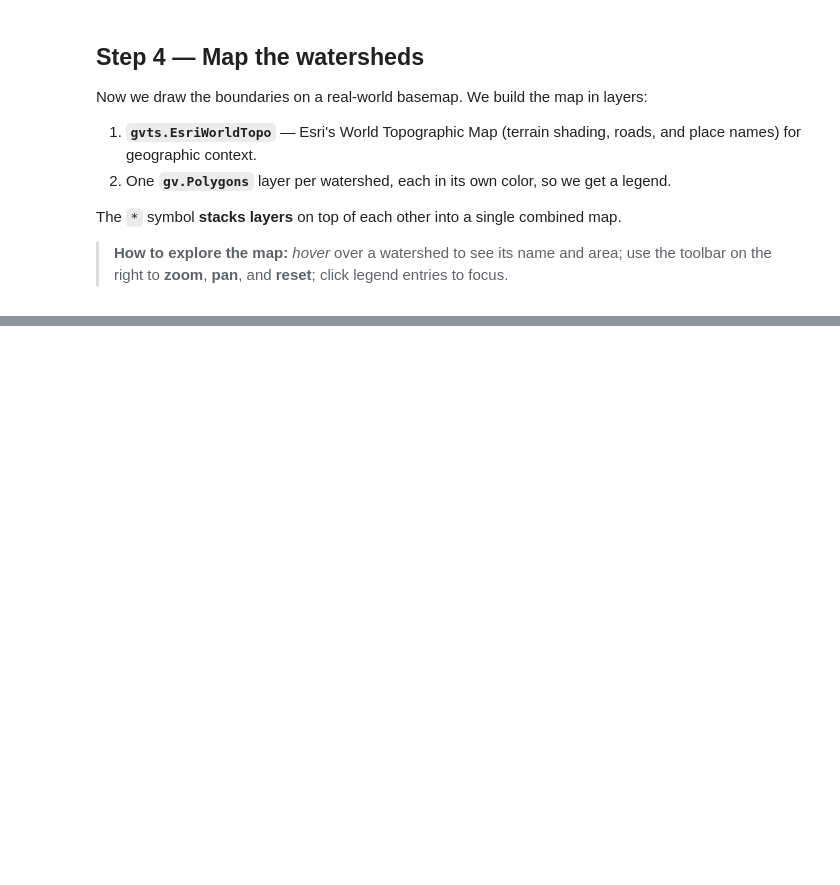
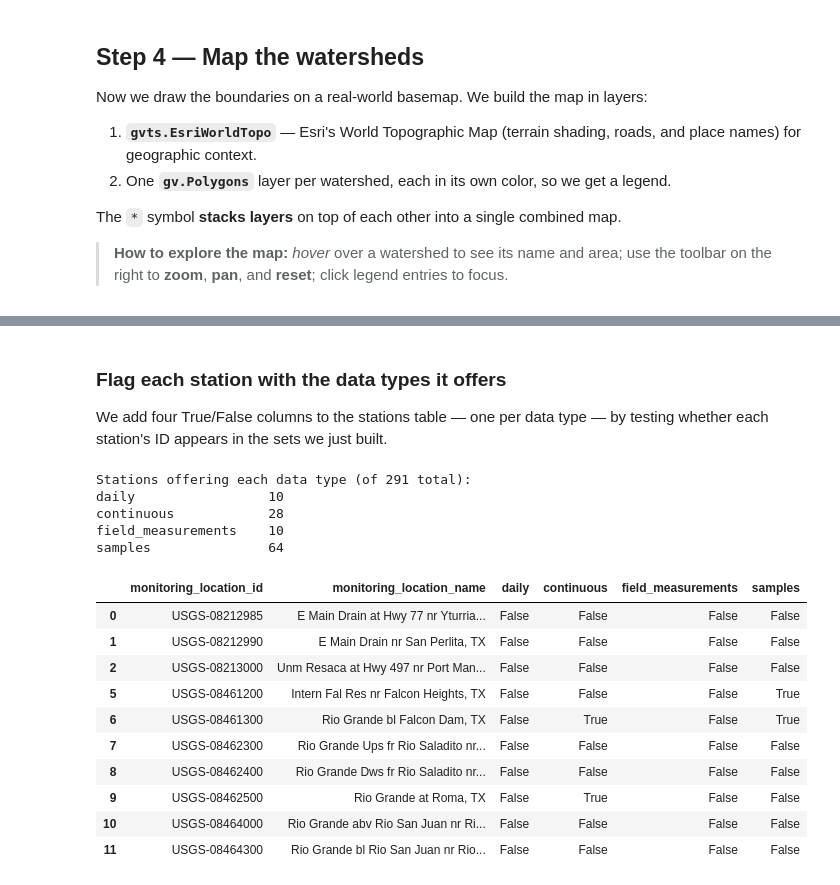
Before and after one commit to LimnoTech/Thornforest, a Jupyter notebook: notebooks/1_usgs_hydrography_waterdata.ipynb, the cells around one changed output, grey strips where cells are left out. Cells and saved outputs as stored; diff of their text form; code cells hidden in the pictures; blank space fills up the shorter version.

Commit message:
Add USGS data discovery

```diff
--- a/notebooks/1_usgs_hydrography_waterdata.ipynb
+++ b/notebooks/1_usgs_hydrography_waterdata.ipynb
@@ -157,0 +261,27 @@ notebook we will:
+# %%
+# Daily & continuous availability — one bounding-box query, split by computation period.
+ts_meta, _ = waterdata.get_time_series_metadata(bbox=bbox, skip_geometry=True)
+daily_ids = set(
+    ts_meta.loc[ts_meta["computation_period_identifier"] == "Daily", "monitoring_location_id"]
+)
+continuous_ids = set(
+    ts_meta.loc[ts_meta["computation_period_identifier"] == "Points", "monitoring_location_id"]
+)
+
+# Field-measurement availability — one bounding-box query.
+fm_meta, _ = waterdata.get_field_measurements_metadata(bbox=bbox, skip_geometry=True)
+field_ids = set(fm_meta["monitoring_location_id"])
+
+# Samples availability — one summary request per station (non-empty summary = has samples).
+samples_ids = set()
+station_ids = stations_in_area["monitoring_location_id"].tolist()
+for i, station_id in enumerate(station_ids, start=1):
+    try:
+        summary, _ = waterdata.get_samples_summary(monitoringLocationIdentifier=station_id)
+        if len(summary) > 0:
+            samples_ids.add(station_id)
+    except Exception:
+        pass  # treat a failed lookup as "no samples"
+    if i % 50 == 0:
+        print(f"  checked samples for {i}/{len(station_ids)} stations…")
+print(f"Done: checked samples for {len(station_ids)} stations.")
@@ -157,0 +297,36 @@ notebook we will:
+# %% [markdown]
+### Flag each station with the data types it offers
+
+We add four True/False columns to the stations table — one per data type — by testing
+whether each station's ID appears in the sets we just built.
+# %%
+station_id_col = stations_in_area["monitoring_location_id"]
+stations_in_area["daily"] = station_id_col.isin(daily_ids)
+stations_in_area["continuous"] = station_id_col.isin(continuous_ids)
+stations_in_area["field_measurements"] = station_id_col.isin(field_ids)
+stations_in_area["samples"] = station_id_col.isin(samples_ids)
+
+DATA_TYPES = ["daily", "continuous", "field_measurements", "samples"]
+print(f"Stations offering each data type (of {len(stations_in_area)} total):")
+print(stations_in_area[DATA_TYPES].sum().to_string())
+
+stations_in_area[
+    ["monitoring_location_id", "monitoring_location_name", *DATA_TYPES]
+].head(10)
+# %% [output]
+Stations offering each data type (of 291 total):
+daily                 10
+continuous            28
+field_measurements    10
+samples               64
+|  | monitoring_location_id | monitoring_location_name | daily | continuous | field_measurements | samples |
+| 0 | USGS-08212985 | E Main Drain at Hwy 77 nr Yturria... | False | False | False | False |
+| 1 | USGS-08212990 | E Main Drain nr San Perlita, TX | False | False | False | False |
+| 2 | USGS-08213000 | Unm Resaca at Hwy 497 nr Port Man... | False | False | False | False |
+| 5 | USGS-08461200 | Intern Fal Res nr Falcon Heights, TX | False | False | False | True |
+| 6 | USGS-08461300 | Rio Grande bl Falcon Dam, TX | False | True | False | True |
+| 7 | USGS-08462300 | Rio Grande Ups fr Rio Saladito nr... | False | False | False | False |
+| 8 | USGS-08462400 | Rio Grande Dws fr Rio Saladito nr... | False | False | False | False |
+| 9 | USGS-08462500 | Rio Grande at Roma, TX | False | True | False | False |
+| 10 | USGS-08464000 | Rio Grande abv Rio San Juan nr Ri... | False | False | False | False |
+| 11 | USGS-08464300 | Rio Grande bl Rio San Juan nr Rio... | False | False | False | False |
```
Also changed, not shown: parts of 12 cells of this notebook, 1 other file.
